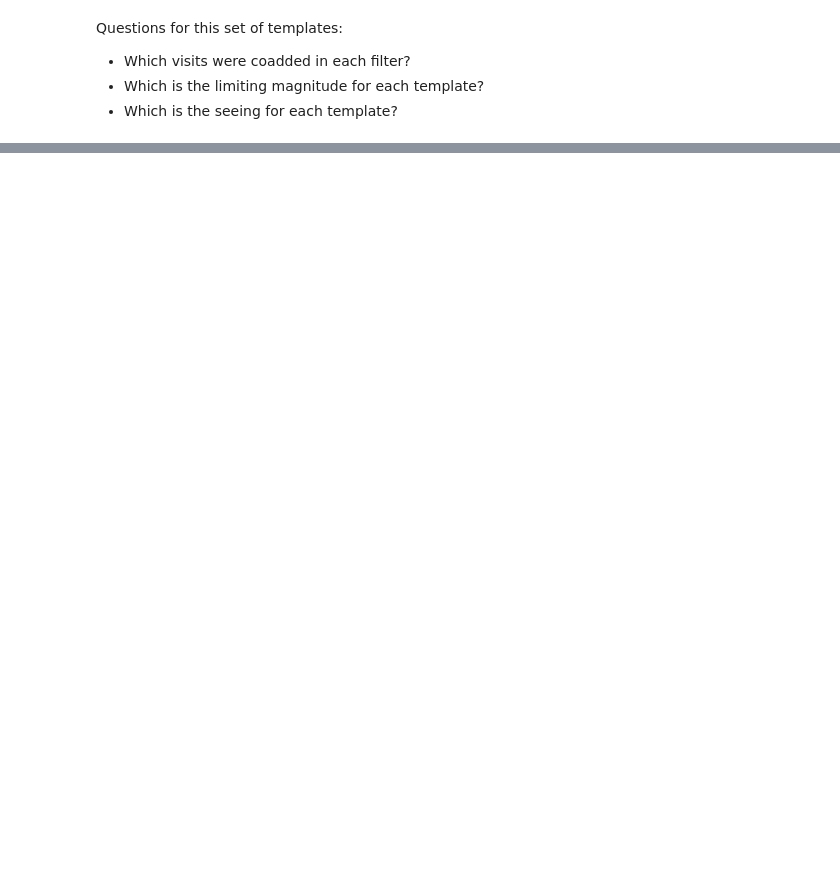
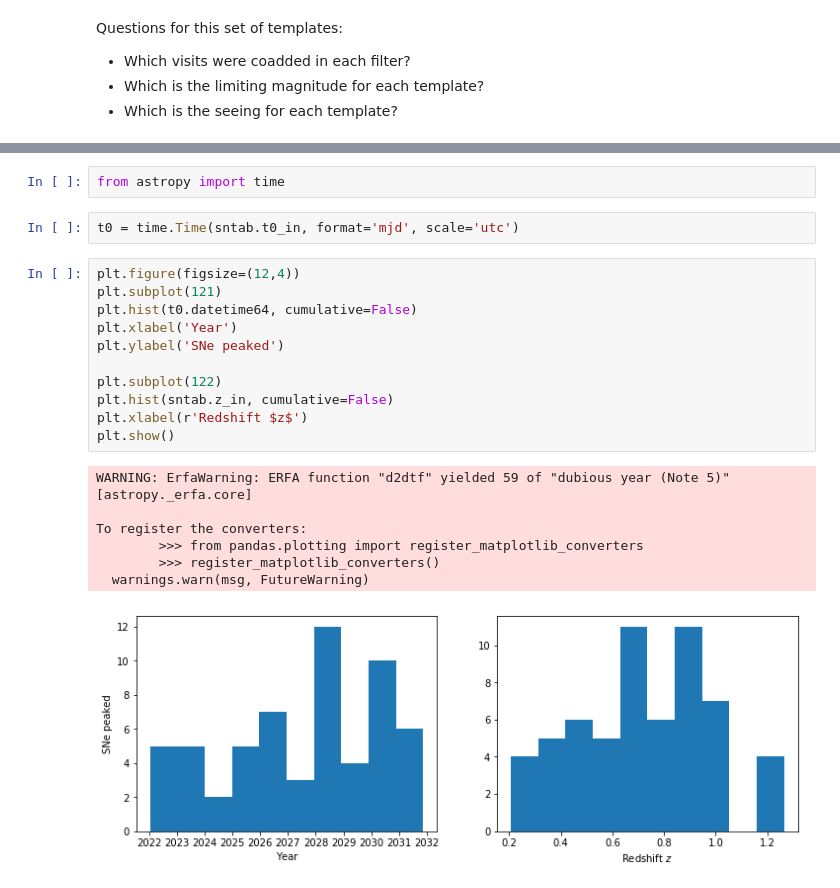
Before and after one commit to BrunoSanchez/run2_diaproc, a Jupyter notebook: templates_inspection.ipynb, the cells around one changed output, grey strips where cells are left out. Saved outputs shown, nothing was run; the diff lists cells and outputs as text; blank space fills up the shorter version.

Commit message:
adding an important notebook

```diff
--- a/templates_inspection.ipynb
+++ b/templates_inspection.ipynb
@@ -62,0 +221,23 @@ Questions for this set of templates:
+# %%
+from astropy import time
+# %%
+t0 = time.Time(sntab.t0_in, format='mjd', scale='utc')
+# %%
+plt.figure(figsize=(12,4))
+plt.subplot(121)
+plt.hist(t0.datetime64, cumulative=False)
+plt.xlabel('Year')
+plt.ylabel('SNe peaked')
+
+plt.subplot(122)
+plt.hist(sntab.z_in, cumulative=False)
+plt.xlabel(r'Redshift $z$')
+plt.show()
+# %% [output]
+WARNING: ErfaWarning: ERFA function "d2dtf" yielded 59 of "dubious year (Note 5)" [astropy._erfa.core]
+
+To register the converters:
+        >>> from pandas.plotting import register_matplotlib_converters
+        >>> register_matplotlib_converters()
+  warnings.warn(msg, FutureWarning)
+[figure, added]
```
Also changed, not shown: parts of 72 cells of this notebook, 1 other file.
